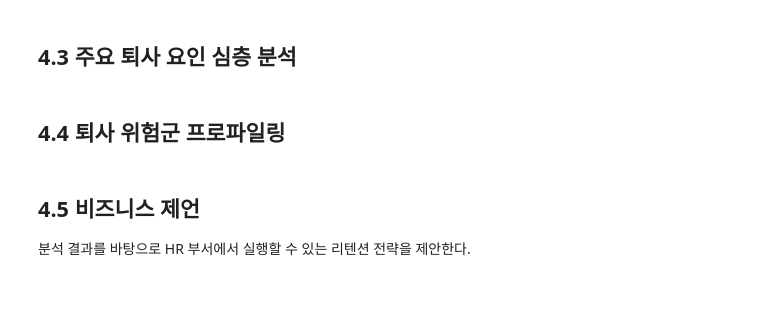
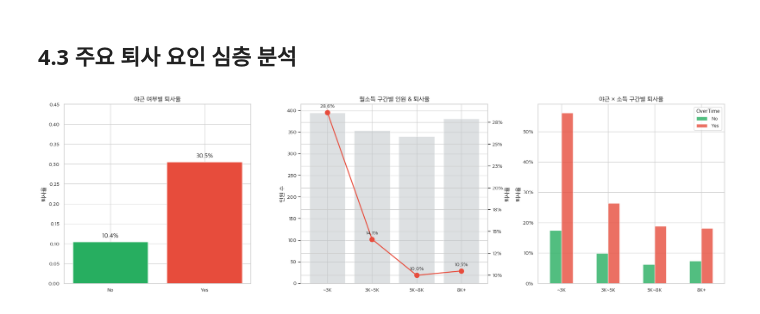
Before and after one commit to inhoolee/attrition-prediction, a Jupyter notebook: notebooks/04_insights.ipynb, the cells around one changed output. Drawn from its saved outputs; the diff is of its cells as text; code cells hidden in the pictures.

```diff
--- a/notebooks/04_insights.ipynb
+++ b/notebooks/04_insights.ipynb
@@ -20,8 +143,56 @@ import joblib
 # %% [markdown]
 ## 4.3 주요 퇴사 요인 심층 분석
-# %% [markdown]
-## 4.4 퇴사 위험군 프로파일링
-# %% [markdown]
-## 4.5 비즈니스 제언
-
-분석 결과를 바탕으로 HR 부서에서 실행할 수 있는 리텐션 전략을 제안한다.
+# %%
+# 4.3.1 야근 × 소득 × 퇴사 — 가장 강력한 요인 조합
+fig, axes = plt.subplots(1, 3, figsize=(20, 6))
+
+# 야근별 퇴사율
+ot_rates = raw.groupby('OverTime')['Attrition'].apply(lambda x: (x == 'Yes').mean())
+colors_ot = ['#27AE60', '#E74C3C']
+bars = axes[0].bar(ot_rates.index, ot_rates.values, color=colors_ot)
+for bar, rate in zip(bars, ot_rates.values):
+    axes[0].text(bar.get_x() + bar.get_width()/2, rate + 0.01,
+                 f'{rate:.1%}', ha='center', fontsize=13, fontweight='bold')
+axes[0].set_title('야근 여부별 퇴사율', fontsize=13, fontweight='bold')
+axes[0].set_ylabel('퇴사율')
+axes[0].set_ylim(0, 0.45)
+
+# 소득 구간별 퇴사율
+raw['IncomeBand'] = pd.cut(raw['MonthlyIncome'],
+                           bins=[0, 3000, 5000, 8000, 20000],
+                           labels=['~3K', '3K~5K', '5K~8K', '8K+'])
+inc_rates = raw.groupby('IncomeBand', observed=True)['Attrition'].apply(
+    lambda x: (x == 'Yes').mean())
+inc_counts = raw.groupby('IncomeBand', observed=True).size()
+
+ax2 = axes[1].twinx()
+axes[1].bar(range(len(inc_rates)), inc_counts, color='#BDC3C7', alpha=0.5, label='인원 수')
+ax2.plot(range(len(inc_rates)), inc_rates.values, 'o-', color='#E74C3C',
+         linewidth=2, markersize=10, label='퇴사율')
+axes[1].set_xticks(range(len(inc_rates)))
+axes[1].set_xticklabels(inc_rates.index)
+axes[1].set_title('월소득 구간별 인원 & 퇴사율', fontsize=13, fontweight='bold')
+axes[1].set_ylabel('인원 수')
+ax2.set_ylabel('퇴사율')
+ax2.yaxis.set_major_formatter(plt.FuncFormatter(lambda y, _: f'{y:.0%}'))
+for i, rate in enumerate(inc_rates.values):
+    ax2.annotate(f'{rate:.1%}', (i, rate), textcoords="offset points",
+                 xytext=(0, 10), ha='center', fontsize=11, fontweight='bold')
+
+# 야근 × 소득 교차
+cross = raw.pivot_table(index='IncomeBand', columns='OverTime',
+                        values='Attrition', aggfunc=lambda x: (x == 'Yes').mean(),
+                        observed=True)
+cross.plot(kind='bar', ax=axes[2], color=['#27AE60', '#E74C3C'], alpha=0.8)
+axes[2].set_title('야근 × 소득 구간별 퇴사율', fontsize=13, fontweight='bold')
+axes[2].set_ylabel('퇴사율')
+axes[2].set_xlabel('')
+axes[2].legend(title='OverTime')
+axes[2].tick_params(axis='x', rotation=0)
+axes[2].yaxis.set_major_formatter(plt.FuncFormatter(lambda y, _: f'{y:.0%}'))
+
+plt.tight_layout()
+plt.savefig('../outputs/figures/14_overtime_income_attrition.png', dpi=150, bbox_inches='tight')
+plt.show()
+# %% [output]
+[figure, added]
```
Also changed, not shown: parts of 24 cells of this notebook, 37 other files.
